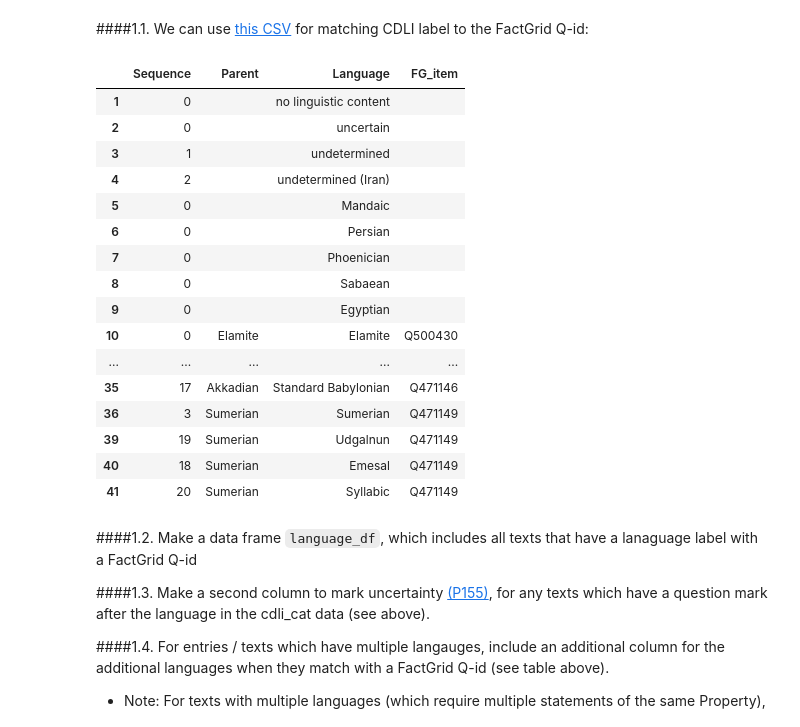
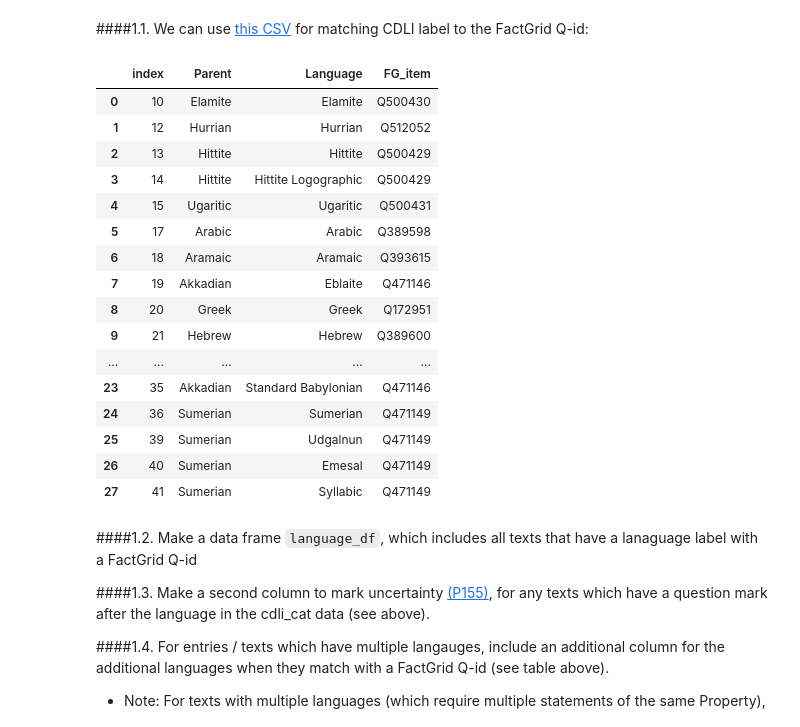
Before and after one commit to ancient-world-citation-analysis/CDLI2LoD, a Jupyter notebook: cdli_cat.ipynb, the cells around one changed output. Drawn from its saved outputs; the diff is of its cells as text; code cells hidden in the pictures.

```diff
--- a/cdli_cat.ipynb
+++ b/cdli_cat.ipynb
@@ -142,34 +142,36 @@ Start with one statement per text: every text should have at least one language
 # %%
 lang_url = 'https://github.com/ancient-world-citation-analysis/CDLI2LoD/blob/main/data/Language%20-%20LOD%20Tablet%20Dictionary%20(FG%20Cuneiform).csv?raw=true'
 
 lang_reference = pd.read_csv(lang_url, sep = ',')
 # drop the first row that is empty
 lang_reference = lang_reference.iloc[1: , :]
-# sequence is auto-read as float. Change that back into intefer
-lang_reference['Sequence'] = lang_reference['Sequence'].astype('Int64')
+# drop the sequence column
+lang_reference = lang_reference.drop(columns = ['Sequence'])
 # fill na values with space
 lang_reference = lang_reference.fillna('')
 # drop duplicated rows
 lang_reference = lang_reference.drop_duplicates(keep = "first")
+# use only rows with a QID
+lang_reference = lang_reference[lang_reference['FG_item'] != ''].reset_index()
 lang_reference
 # %% [output]
-|  | Sequence | Parent | Language | FG_item |
-| 1 | 0 |  | no linguistic content |  |
-| 2 | 0 |  | uncertain |  |
-| 3 | 1 |  | undetermined |  |
-| 4 | 2 |  | undetermined (Iran) |  |
-| 5 | 0 |  | Mandaic |  |
-| 6 | 0 |  | Persian |  |
-| 7 | 0 |  | Phoenician |  |
-| 8 | 0 |  | Sabaean |  |
-| 9 | 0 |  | Egyptian |  |
-| 10 | 0 | Elamite | Elamite | Q500430 |
+|  | index | Parent | Language | FG_item |
+| 0 | 10 | Elamite | Elamite | Q500430 |
+| 1 | 12 | Hurrian | Hurrian | Q512052 |
+| 2 | 13 | Hittite | Hittite | Q500429 |
+| 3 | 14 | Hittite | Hittite Logographic | Q500429 |
+| 4 | 15 | Ugaritic | Ugaritic | Q500431 |
+| 5 | 17 | Arabic | Arabic | Q389598 |
+| 6 | 18 | Aramaic | Aramaic | Q393615 |
+| 7 | 19 | Akkadian | Eblaite | Q471146 |
+| 8 | 20 | Greek | Greek | Q172951 |
+| 9 | 21 | Hebrew | Hebrew | Q389600 |
 | ... | ... | ... | ... | ... |
-| 35 | 17 | Akkadian | Standard Babylonian | Q471146 |
-| 36 | 3 | Sumerian | Sumerian | Q471149 |
-| 39 | 19 | Sumerian | Udgalnun | Q471149 |
-| 40 | 18 | Sumerian | Emesal | Q471149 |
-| 41 | 20 | Sumerian | Syllabic | Q471149 |
+| 23 | 35 | Akkadian | Standard Babylonian | Q471146 |
+| 24 | 36 | Sumerian | Sumerian | Q471149 |
+| 25 | 39 | Sumerian | Udgalnun | Q471149 |
+| 26 | 40 | Sumerian | Emesal | Q471149 |
+| 27 | 41 | Sumerian | Syllabic | Q471149 |
 # %% [markdown]
 ####1.2. Make a data frame `language_df`, which includes all texts that have a lanaguage label with a FactGrid Q-id
 
```
Also changed, not shown: parts of 22 cells of this notebook.
